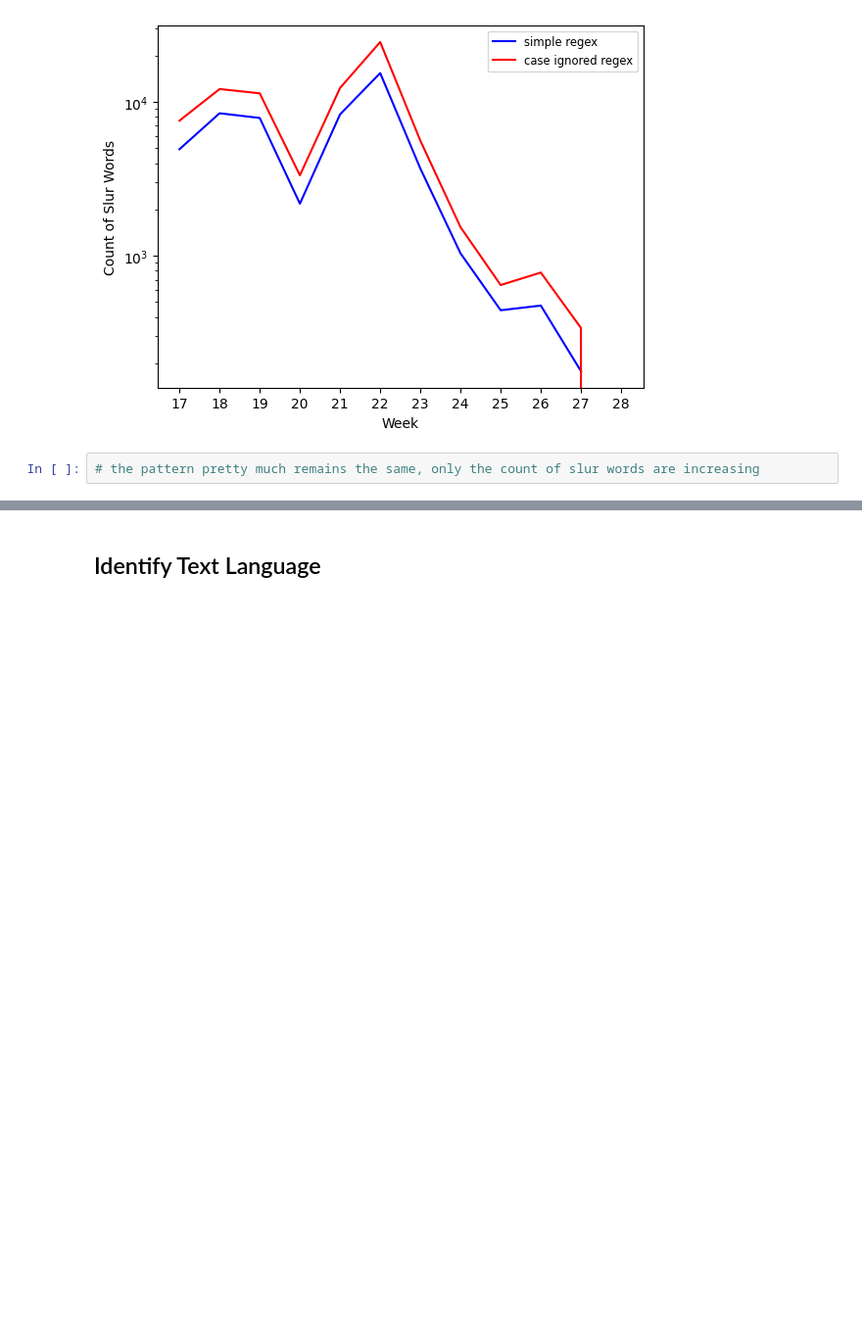
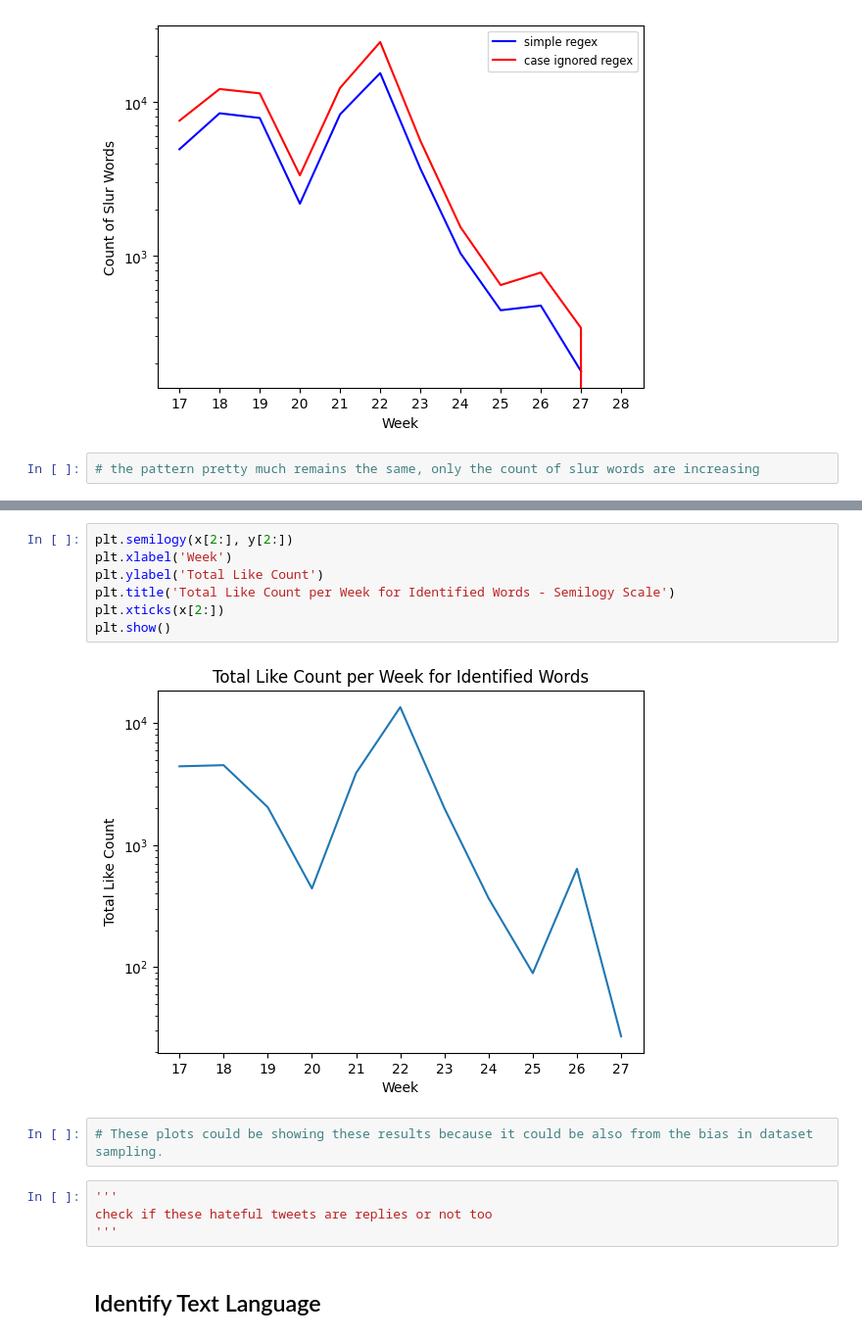
Before and after one commit to aatmanvaidya/Sentiment-Analysis-of-Online-Harassment-Towards-Women-Wrestlers, a Jupyter notebook: youtube_comments_analysis.ipynb, the cells around one changed output, grey strips where cells are left out. Shown at 98% size. Drawn from its saved outputs; the diff is of its cells as text; blank space fills up the shorter version.

```diff
--- a/regex/youtube_comments_analysis.ipynb
+++ b/youtube_comments_analysis.ipynb
@@ -406,3 +458,18 @@ plt.show()
+# %%
+plt.semilogy(x[2:], y[2:])
+plt.xlabel('Week')
+plt.ylabel('Total Like Count')
+plt.title('Total Like Count per Week for Identified Words - Semilogy Scale')
+plt.xticks(x[2:])
+plt.show()
+# %% [output]
+[figure, added]
+# %%
+# These plots could be showing these results because it could be also from the bias in dataset sampling.
+# %%
+'''
+check if these hateful tweets are replies or not too
+'''
 # %% [markdown]
 ## Identify Text Language
 # %%
```
Also changed, not shown: parts of 10 cells of this notebook.
